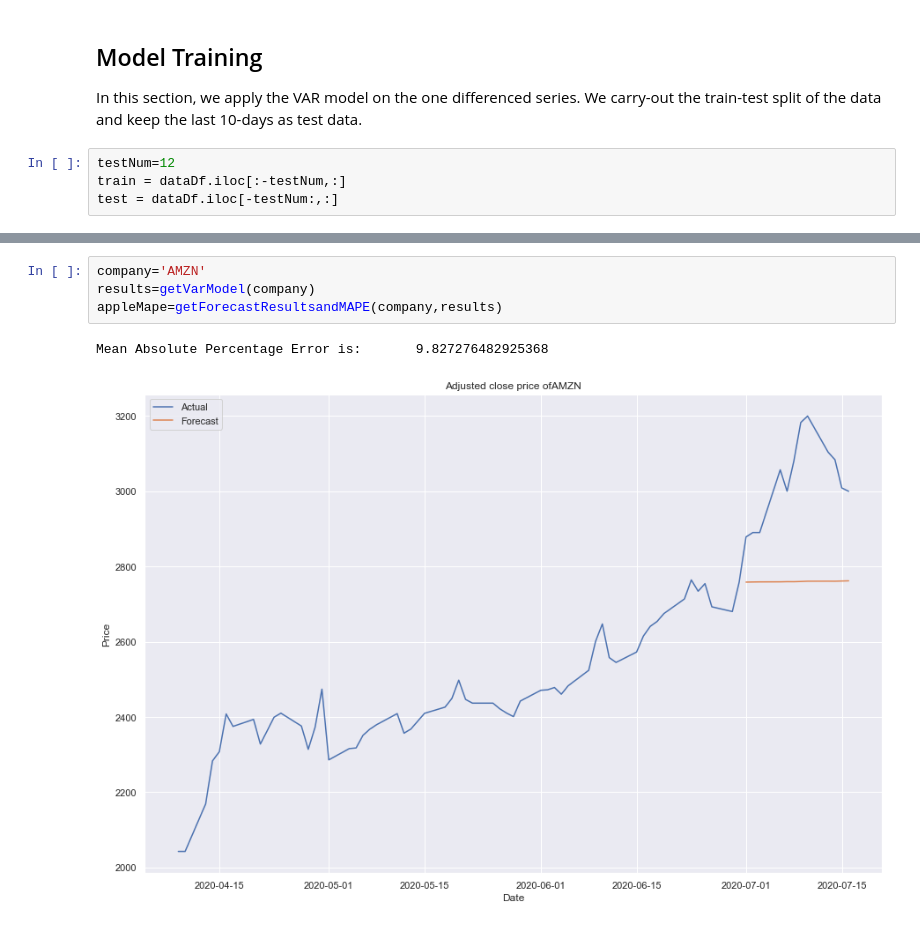
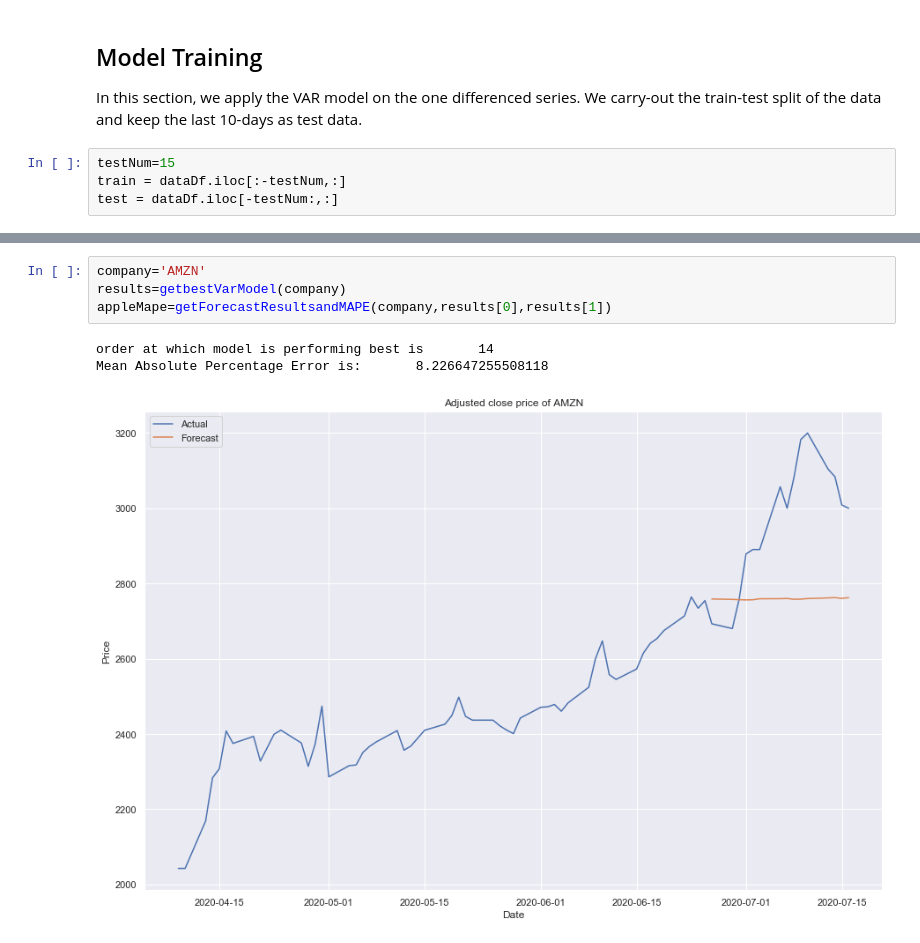
Before and after one commit to lakshyagupta2409/FinancialTweetAnalysis, a Jupyter notebook: TweetsSentiment.ipynb, the cells around one changed output, grey strips where cells are left out. Cells and saved outputs as stored; diff of their text form.

```diff
--- a/TweetsSentiment.ipynb
+++ b/TweetsSentiment.ipynb
@@ -723,7 +723,7 @@ dataDf=dataDf[1:]
 ## Model Training
 In this section, we apply the VAR model on the one differenced series. We carry-out the train-test split of the data and keep the last 10-days as test data.
 # %%
-testNum=12
+testNum=15
 train = dataDf.iloc[:-testNum,:]
 test = dataDf.iloc[-testNum:,:]
 # %%
@@ -775,9 +794,10 @@ Mean Absolute Percentage Error is:       1.7699892863086941
 # %%
 company='AMZN'
-results=getVarModel(company)
-appleMape=getForecastResultsandMAPE(company,results)
+results=getbestVarModel(company)
+appleMape=getForecastResultsandMAPE(company,results[0],results[1])
 # %% [output]
-Mean Absolute Percentage Error is:       9.827276482925368
+order at which model is performing best is       14
+Mean Absolute Percentage Error is:       8.226647255508118
-[figure, old version]
+[figure, new version]
 # %%
 company='TSLA'
```
Also changed, not shown: parts of 7 cells of this notebook.
